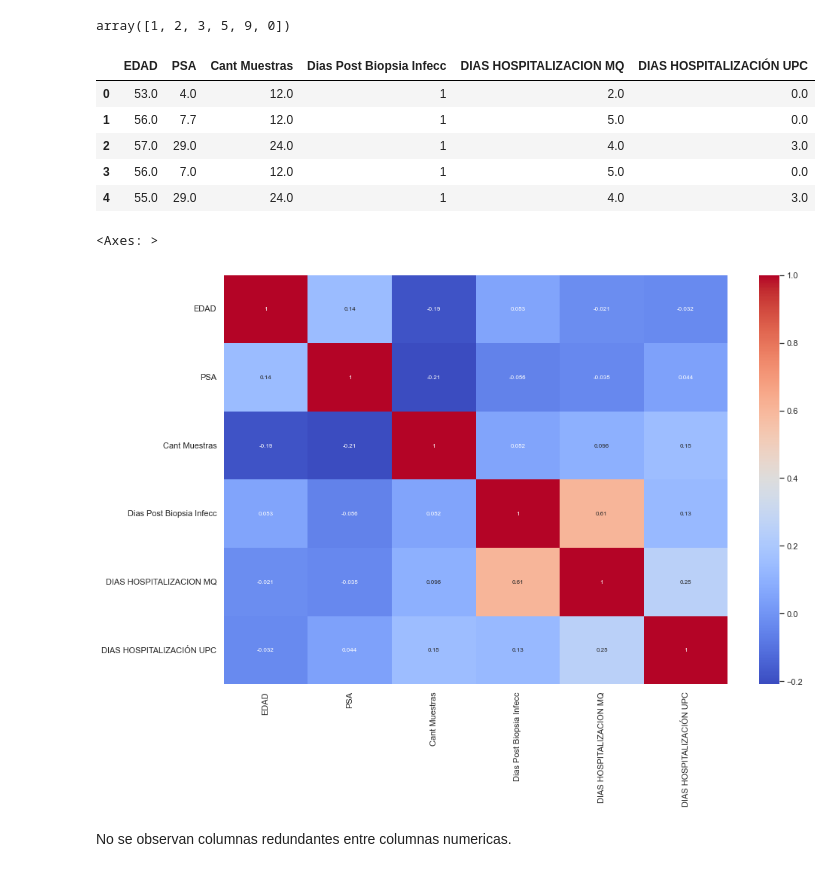
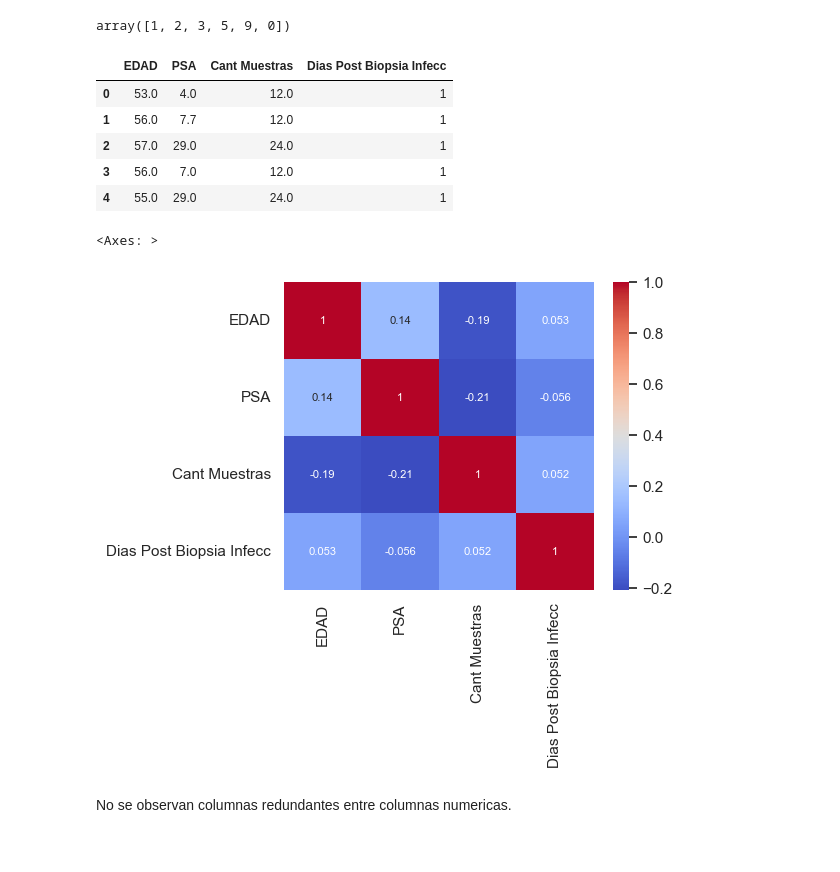
Before and after one commit to LucianoLarrea/M6_PI_Hospitalizacion, a Jupyter notebook: 2A_Preparacion_de_datos.ipynb, the cells around one changed output. Drawn from its saved outputs; the diff is of its cells as text; code cells hidden in the pictures.

```diff
--- a/2A_Preparacion_de_datos.ipynb
+++ b/2A_Preparacion_de_datos.ipynb
@@ -117,29 +117,29 @@ df1['Dias Post Biopsia Infecc'].unique()
 # %% [output]
 array([1, 2, 3, 5, 9, 0])
 # %%
-# Transforma en un nuevo df2 las variables categoricas a numericas
+# Transforma en un nuevo df2 las variables categoricas a numericas descartando: 'DIAS HOSPITALIZACION MQ', 'DIAS HOSPITALIZACIÓN UPC'
 # Primero copia las variables numericas y luego copia las categoricas transformadas a numericas desde df1 a df2
-df2 = df1[['EDAD','PSA','Cant Muestras','Dias Post Biopsia Infecc','DIAS HOSPITALIZACION MQ', 'DIAS HOSPITALIZACIÓN UPC']]
+df2 = df1[['EDAD','PSA','Cant Muestras','Dias Post Biopsia Infecc']]
 # from sklearn import preprocessing
 # le = preprocessing.LabelEncoder()
 # df2[['DIABETES', 'HOSPITALIZACIÓN ULTIMO MES', 'BIOPSIAS PREVIAS', 'VOLUMEN PROSTATICO', 'ANTIBIOTICO UTILIAZADO EN LA PROFILAXIS', 'CUP', 'ENF. CRONICA PULMONAR OBSTRUCTIVA', 'BIOPSIA', 'NUMERO DE DIAS POST BIOPSIA EN QUE SE PRESENTA LA COMPLICACIÓN INFECCIOSA', 'FIEBRE', 'ITU', 'TIPO DE CULTIVO', 'AGENTE AISLADO', 'PATRON DE RESISTENCIA', 'HOSPITALIZACION']] = le.fit_transform(df1[['DIABETES', 'HOSPITALIZACIÓN ULTIMO MES', 'BIOPSIAS PREVIAS', 'VOLUMEN PROSTATICO', 'ANTIBIOTICO UTILIAZADO EN LA PROFILAXIS', 'CUP', 'ENF. CRONICA PULMONAR OBSTRUCTIVA', 'BIOPSIA', 'NUMERO DE DIAS POST BIOPSIA EN QUE SE PRESENTA LA COMPLICACIÓN INFECCIOSA', 'FIEBRE', 'ITU', 'TIPO DE CULTIVO', 'AGENTE AISLADO', 'PATRON DE RESISTENCIA', 'HOSPITALIZACION']])
 df2.head()
 # %% [output]
-|  | EDAD | PSA | Cant Muestras | Dias Post Biopsia Infecc | DIAS HOSPITALIZACION MQ | DIAS HOSPITALIZACIÓN UPC |
-| 0 | 53.0 | 4.0 | 12.0 | 1 | 2.0 | 0.0 |
-| 1 | 56.0 | 7.7 | 12.0 | 1 | 5.0 | 0.0 |
-| 2 | 57.0 | 29.0 | 24.0 | 1 | 4.0 | 3.0 |
-| 3 | 56.0 | 7.0 | 12.0 | 1 | 5.0 | 0.0 |
-| 4 | 55.0 | 29.0 | 24.0 | 1 | 4.0 | 3.0 |
+|  | EDAD | PSA | Cant Muestras | Dias Post Biopsia Infecc |
+| 0 | 53.0 | 4.0 | 12.0 | 1 |
+| 1 | 56.0 | 7.7 | 12.0 | 1 |
+| 2 | 57.0 | 29.0 | 24.0 | 1 |
+| 3 | 56.0 | 7.0 | 12.0 | 1 |
+| 4 | 55.0 | 29.0 | 24.0 | 1 |
 # %%
 # Calcula la correlacion y grafica un Heatmap.
 corr_matrix_dfC = df2.corr()
 
-plt.figure(figsize=(15,10))
+plt.figure(figsize=(5,4))
 sns.heatmap(corr_matrix_dfC, cmap='coolwarm', annot=True, annot_kws={'size': 8})
 # %% [output]
 <Axes: >
-[figure, old version]
+[figure, new version]
 # %% [markdown]
 No se observan columnas redundantes entre columnas numericas.
 # %%
```
Also changed, not shown: parts of 9 cells of this notebook, 11 other files.
